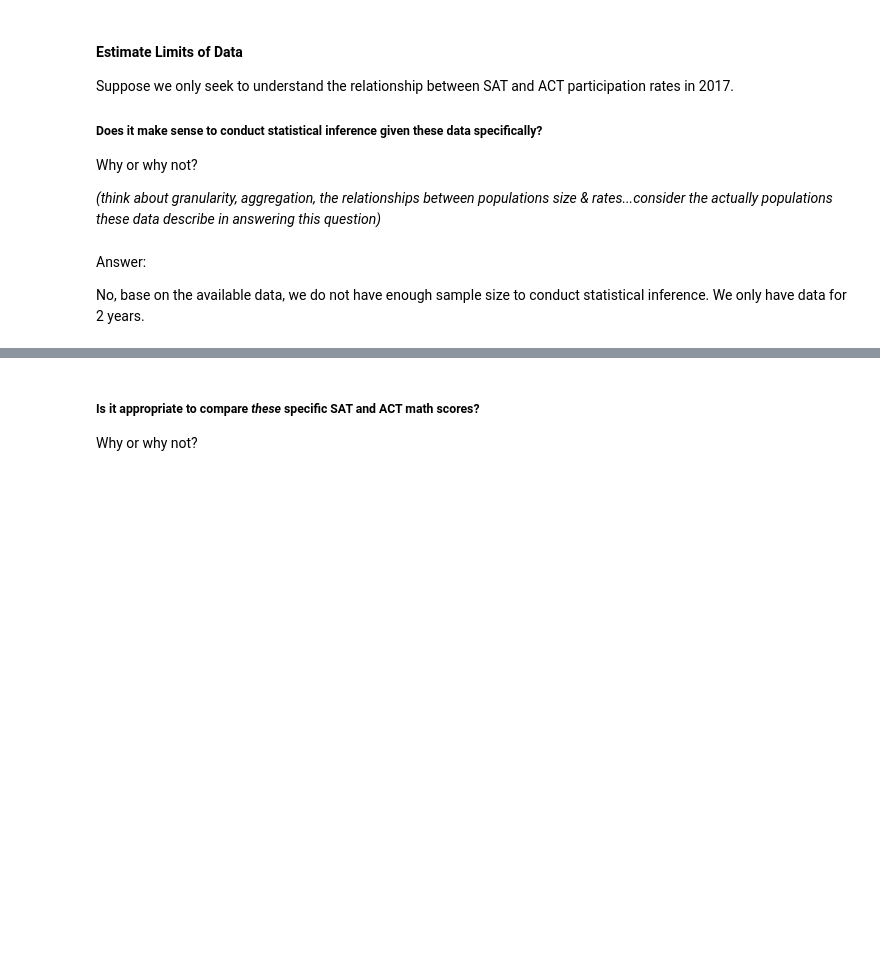
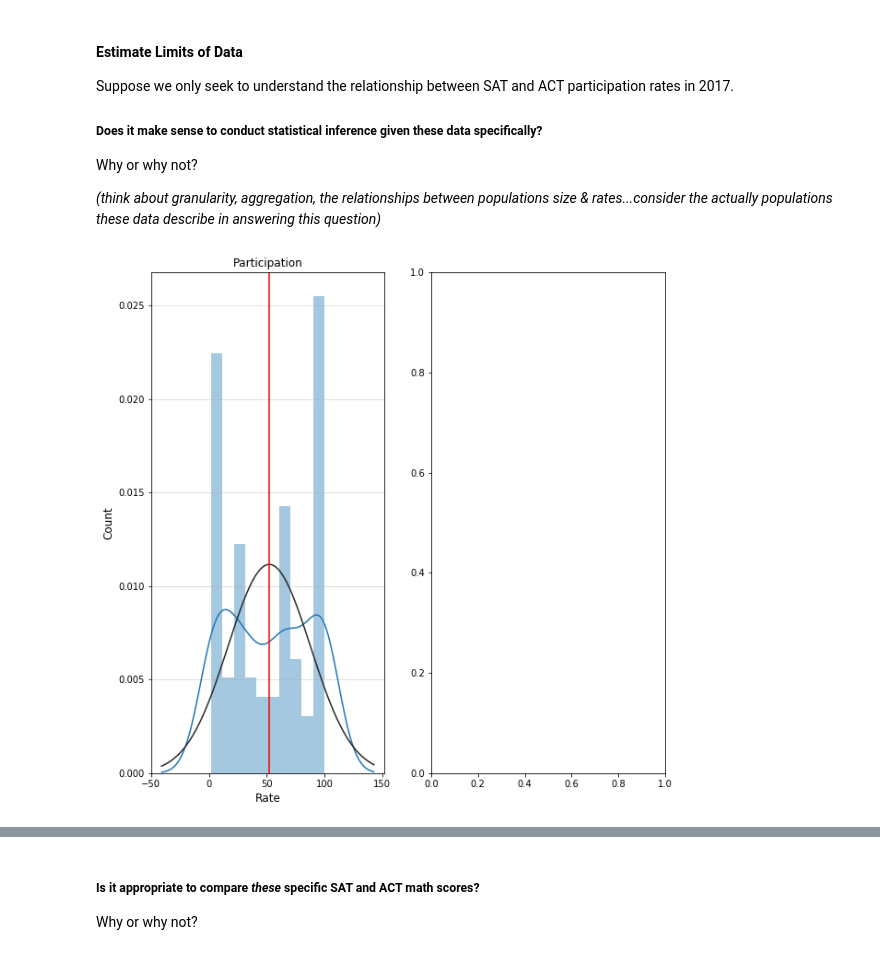
Before and after one commit to LingChongGold/ACT-SAT-Data-Analysis, a Jupyter notebook: code/starter-code.ipynb, the cells around one changed output, grey strips where cells are left out. Saved outputs shown, nothing was run; the diff lists cells and outputs as text; code cells hidden in the pictures; blank space fills up the shorter version.

Commit message:
Updated Descriptive and Inferential Statistics

```diff
--- a/code/starter-code.ipynb
+++ b/code/starter-code.ipynb
@@ -1463,7 +1477,15 @@ Suppose we only seek to understand the relationship between SAT and ACT particip
 Why or why not?
 
 *(think about granularity, aggregation, the relationships between populations size & rates...consider the actually populations these data describe in answering this question)*
-# %% [markdown]
-Answer:
-
-No, base on the available data, we do not have enough sample size to conduct statistical inference. We only have data for 2 years.
+# %%
+participation = final_merge[['act2017_participation', 'sat2017_participation']]
+participation = participation.melt()
+# %%
+column = ['value']
+title = ['Participation']
+xlabel = ['Rate']
+ylabel = ['Count']
+
+subplot_histograms(participation, column, title, xlabel, ylabel)
+# %% [output]
+[figure, added]
```
Also changed, not shown: parts of 41 cells of this notebook.
